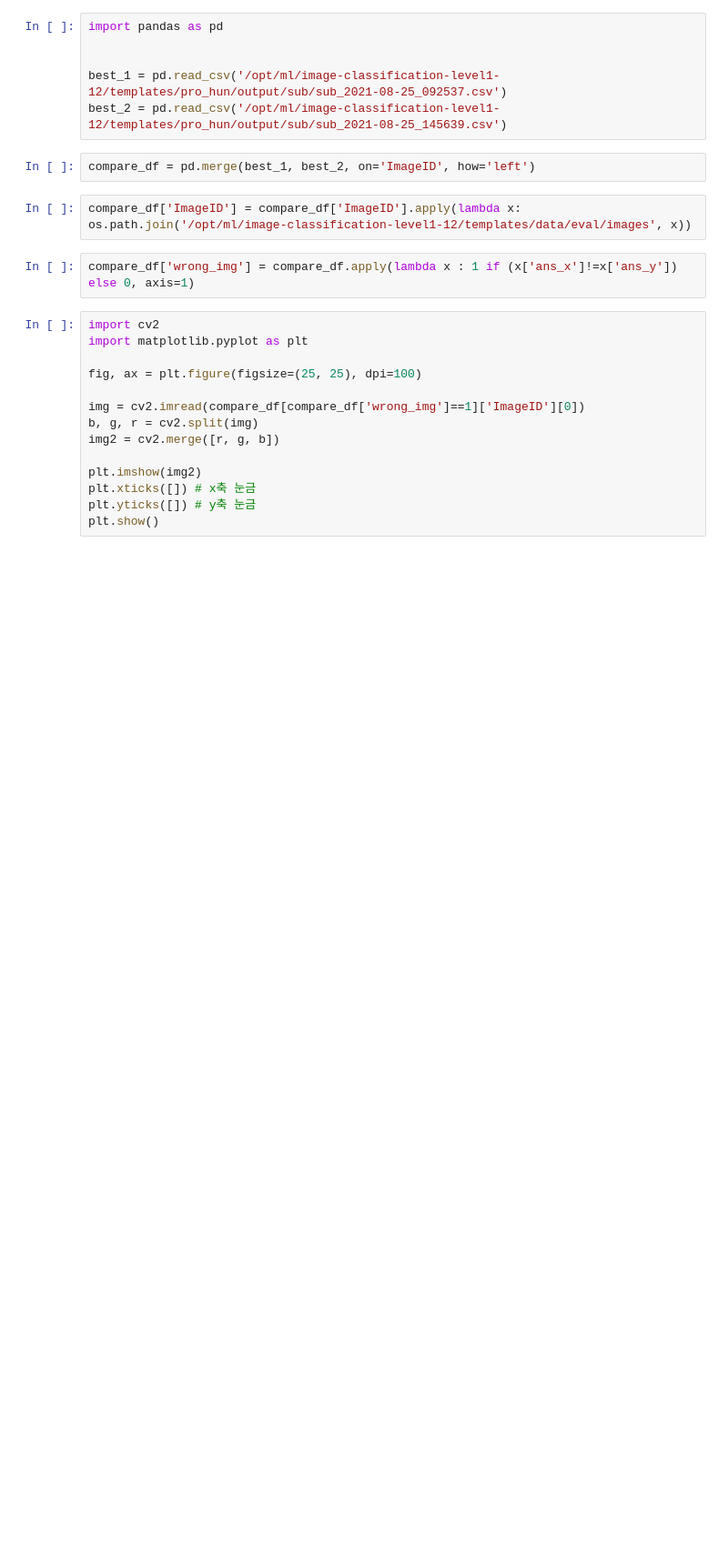
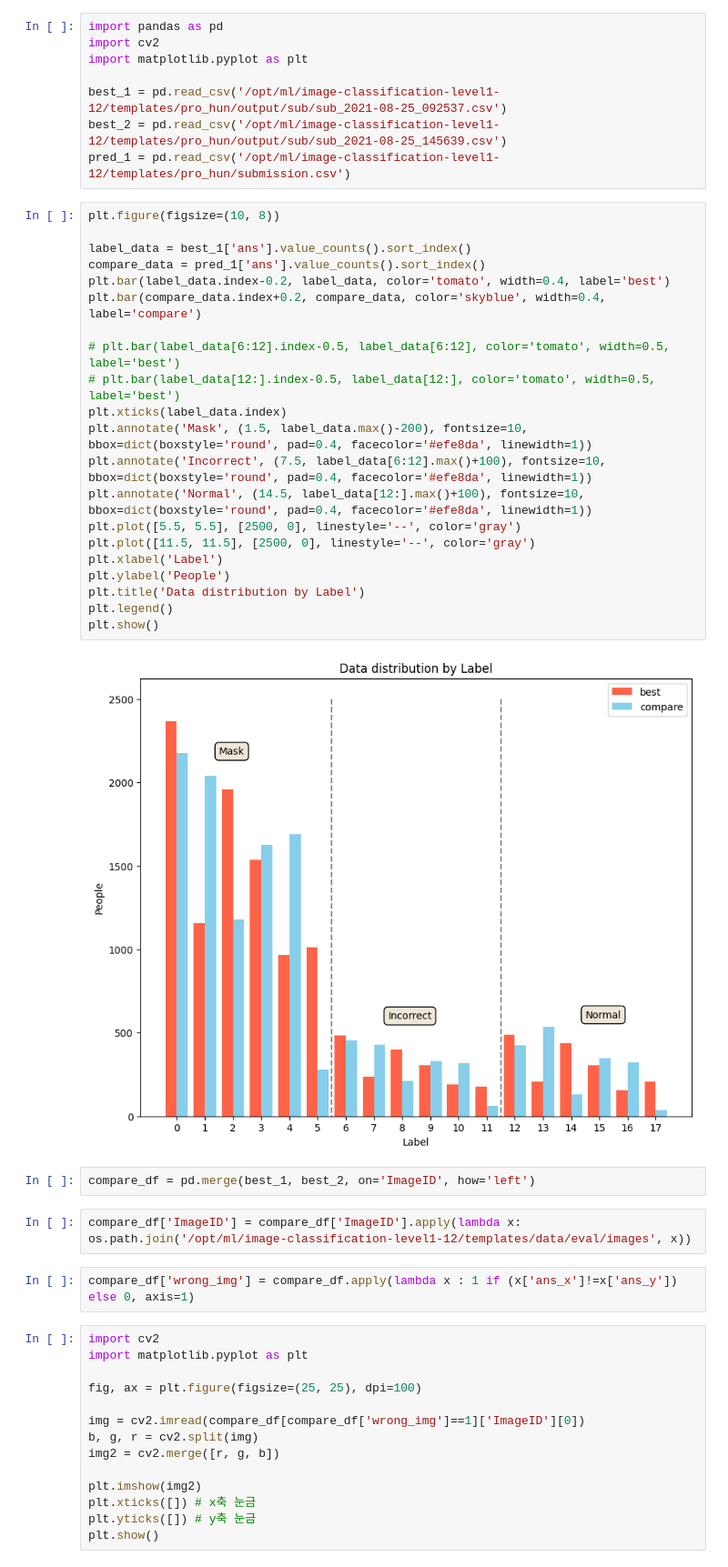
Before and after one commit to boostcampaitech2/image-classification-level1-12, a Jupyter notebook: templates/pro_hun/model_test.ipynb, the cells around one changed output. Shown at 91% size. Saved outputs shown, nothing was run; the diff lists cells and outputs as text; blank space fills up the shorter version.

```diff
--- a/templates/pro_hun/model_test.ipynb
+++ b/templates/pro_hun/model_test.ipynb
@@ -1,9 +105,34 @@
 # %%
 import pandas as pd
-
+import cv2
+import matplotlib.pyplot as plt
 
 best_1 = pd.read_csv('/opt/ml/image-classification-level1-12/templates/pro_hun/output/sub/sub_2021-08-25_092537.csv')
 best_2 = pd.read_csv('/opt/ml/image-classification-level1-12/templates/pro_hun/output/sub/sub_2021-08-25_145639.csv')
+pred_1 = pd.read_csv('/opt/ml/image-classification-level1-12/templates/pro_hun/submission.csv')
+# %%
+plt.figure(figsize=(10, 8))
+
+label_data = best_1['ans'].value_counts().sort_index()
+compare_data = pred_1['ans'].value_counts().sort_index()
+plt.bar(label_data.index-0.2, label_data, color='tomato', width=0.4, label='best')
+plt.bar(compare_data.index+0.2, compare_data, color='skyblue', width=0.4, label='compare')
+
+# plt.bar(label_data[6:12].index-0.5, label_data[6:12], color='tomato', width=0.5, label='best')
+# plt.bar(label_data[12:].index-0.5, label_data[12:], color='tomato', width=0.5, label='best')
+plt.xticks(label_data.index)
+plt.annotate('Mask', (1.5, label_data.max()-200), fontsize=10, bbox=dict(boxstyle='round', pad=0.4, facecolor='#efe8da', linewidth=1))
+plt.annotate('Incorrect', (7.5, label_data[6:12].max()+100), fontsize=10, bbox=dict(boxstyle='round', pad=0.4, facecolor='#efe8da', linewidth=1))
+plt.annotate('Normal', (14.5, label_data[12:].max()+100), fontsize=10, bbox=dict(boxstyle='round', pad=0.4, facecolor='#efe8da', linewidth=1))
+plt.plot([5.5, 5.5], [2500, 0], linestyle='--', color='gray')
+plt.plot([11.5, 11.5], [2500, 0], linestyle='--', color='gray')
+plt.xlabel('Label')
+plt.ylabel('People')
+plt.title('Data distribution by Label')
+plt.legend()
+plt.show()
+# %% [output]
+[figure, added]
 # %%
 compare_df = pd.merge(best_1, best_2, on='ImageID', how='left')
 # %%
```
Also changed, not shown: parts of 13 cells of this notebook, 4 other files.
